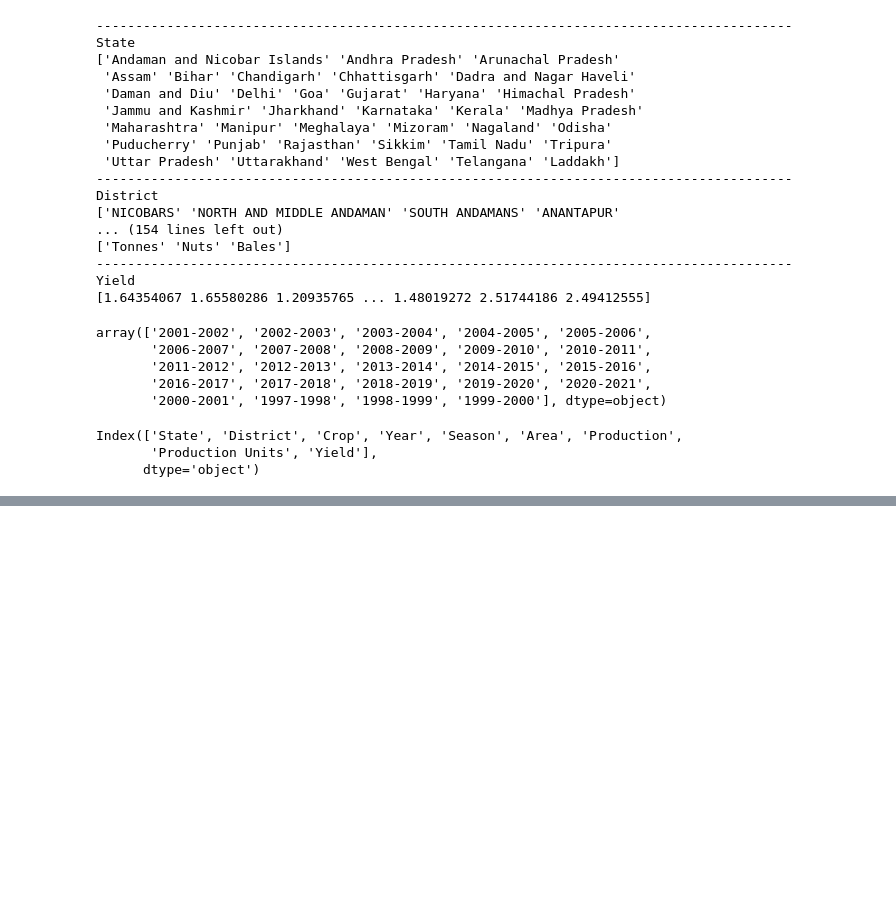
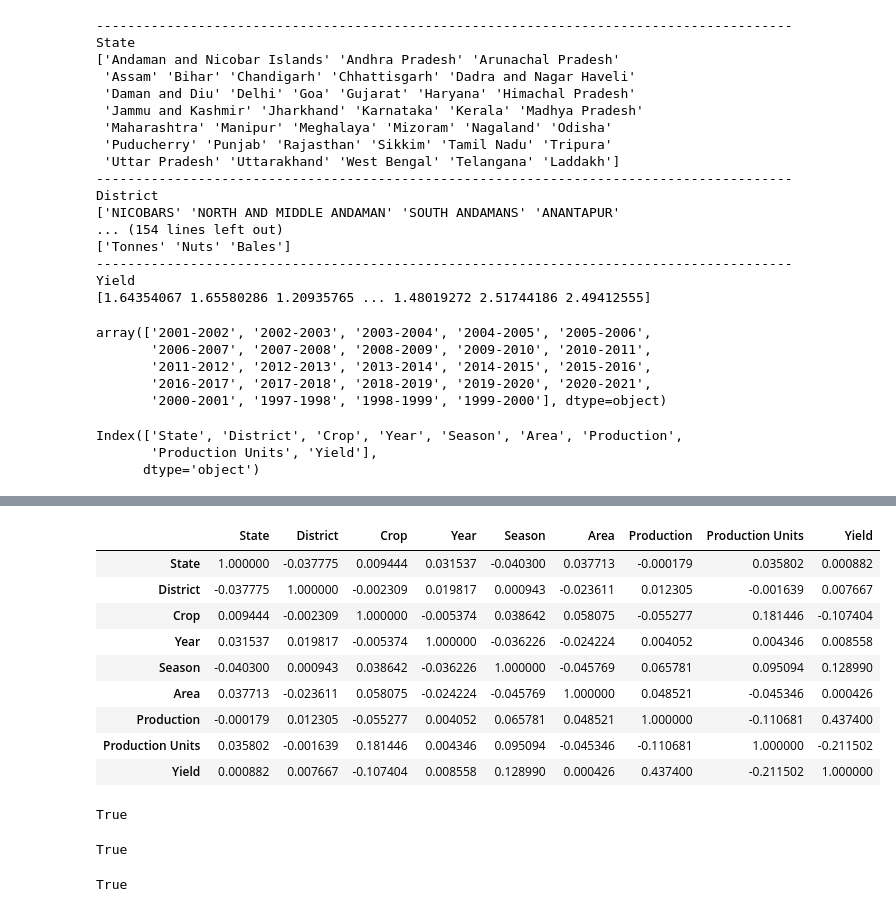
Before and after one commit to Hemanthk408/India-Agriculture, a Jupyter notebook: india_agriculture.ipynb, the cells around one changed output, grey strips where cells are left out. Cells and saved outputs as stored; diff of their text form; code cells hidden in the pictures; blank space fills up the shorter version.

```diff
--- a/india_agriculture.ipynb
+++ b/india_agriculture.ipynb
@@ -151,0 +259,9 @@ SyntaxError: invalid syntax (<ipython-input-19-ad3d3d7708b2>, line 1)
+# %%
+import numpy as np
+
+# Replace placeholders with np.nan
+placeholders = ['NaN', 'null', '', ' ', 'N/A', '-', 'nan']
+df.replace(placeholders, np.nan, inplace=True)
+
+# Recheck for missing values
+print(df.isnull().sum())
@@ -151,0 +325,13 @@ SyntaxError: invalid syntax (<ipython-input-19-ad3d3d7708b2>, line 1)
+# %%
+df.corr()
+# %% [output]
+|  | State | District | Crop | Year | Season | Area | Production | Production Units | Yield |
+| State | 1.000000 | -0.037775 | 0.009444 | 0.031537 | -0.040300 | 0.037713 | -0.000179 | 0.035802 | 0.000882 |
+| District | -0.037775 | 1.000000 | -0.002309 | 0.019817 | 0.000943 | -0.023611 | 0.012305 | -0.001639 | 0.007667 |
+| Crop | 0.009444 | -0.002309 | 1.000000 | -0.005374 | 0.038642 | 0.058075 | -0.055277 | 0.181446 | -0.107404 |
+| Year | 0.031537 | 0.019817 | -0.005374 | 1.000000 | -0.036226 | -0.024224 | 0.004052 | 0.004346 | 0.008558 |
+| Season | -0.040300 | 0.000943 | 0.038642 | -0.036226 | 1.000000 | -0.045769 | 0.065781 | 0.095094 | 0.128990 |
+| Area | 0.037713 | -0.023611 | 0.058075 | -0.024224 | -0.045769 | 1.000000 | 0.048521 | -0.045346 | 0.000426 |
+| Production | -0.000179 | 0.012305 | -0.055277 | 0.004052 | 0.065781 | 0.048521 | 1.000000 | -0.110681 | 0.437400 |
+| Production Units | 0.035802 | -0.001639 | 0.181446 | 0.004346 | 0.095094 | -0.045346 | -0.110681 | 1.000000 | -0.211502 |
+| Yield | 0.000882 | 0.007667 | -0.107404 | 0.008558 | 0.128990 | 0.000426 | 0.437400 | -0.211502 | 1.000000 |
@@ -151,0 +357,4 @@ SyntaxError: invalid syntax (<ipython-input-19-ad3d3d7708b2>, line 1)
+# %%
+two_sample(df["Production"],df["Yield"])
+# %% [output]
+True
@@ -151,0 +365,4 @@ SyntaxError: invalid syntax (<ipython-input-19-ad3d3d7708b2>, line 1)
+# %%
+chisqare_cat_vs_cat(df["State"],df["District"])
+# %% [output]
+True
@@ -151,0 +382,4 @@ SyntaxError: invalid syntax (<ipython-input-19-ad3d3d7708b2>, line 1)
+# %%
+annova_test("Production","State")
+# %% [output]
+True
```
Also changed, not shown: parts of 29 cells of this notebook.
